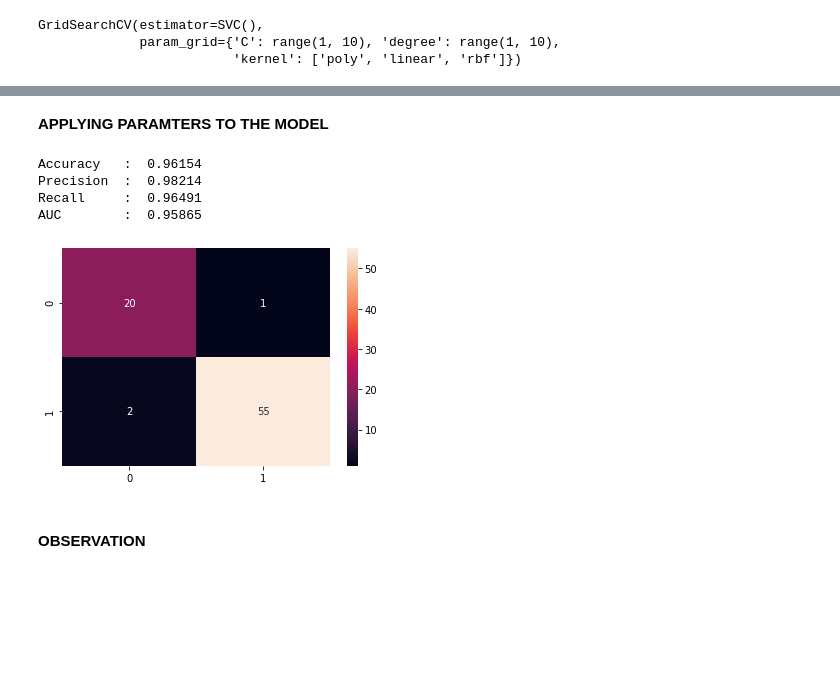
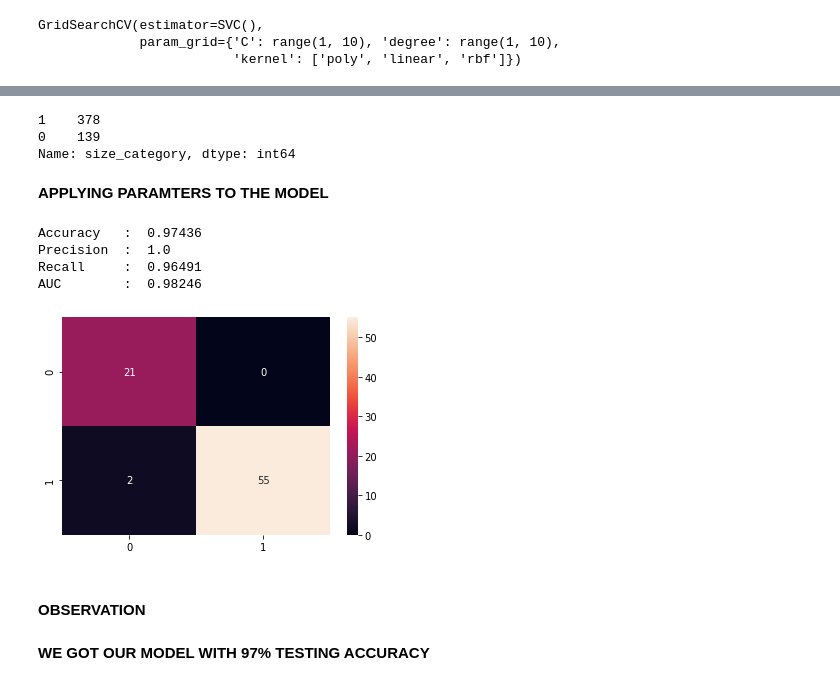
Before and after one commit to Suhailpk/Assignments, a Jupyter notebook: SVM/forest_fire.ipynb, the cells around one changed output, grey strips where cells are left out. Cells and saved outputs as stored; diff of their text form; code cells hidden in the pictures; blank space fills up the shorter version.

```diff
--- a/SVM/forest_fire.ipynb
+++ b/SVM/forest_fire.ipynb
@@ -87,11 +87,8 @@ Index(['month', 'day', 'FFMC', 'DMC', 'DC', 'ISI', 'temp', 'RH', 'wind',
        'monthjan', 'monthjul', 'monthjun', 'monthmar', 'monthmay', 'monthnov',
        'monthoct', 'monthsep', 'size_category'],
       dtype='object')
-# %%
-forest_df.drop(labels = ['dayfri', 'daymon', 'daysat', 'daysun', 'daythu',
-       'daytue', 'daywed', 'monthapr', 'monthaug', 'monthdec', 'monthfeb',
-       'monthjan', 'monthjul', 'monthjun', 'monthmar', 'monthmay', 'monthnov',
-       'monthoct', 'monthsep'], axis = 1,inplace=True)
+# %%
+forest_df.drop(labels = ['month', 'day'], axis = 1,inplace=True)
 # %%
 forest_df
 # %% [output]
@@ -133,7 +128,5 @@ memory usage: 48.6+ KB
 # %%
 le = LabelEncoder()
-forest_df['month'] = le.fit_transform(forest_df['month'])
-forest_df['day'] = le.fit_transform(forest_df['day'])
 forest_df['size_category'] = le.fit_transform(forest_df['size_category'])
 forest_df.head()
 # %% [output]
@@ -230,21 +254,27 @@ grid_cv.best_score_
+# %%
+y.size_category.value_counts()
+# %% [output]
+1    378
+0    139
+Name: size_category, dtype: int64
 # %% [markdown]
 **APPLYING PARAMTERS TO THE MODEL**
 # %%
-svm_classifier = SVC(C= 8, degree = 1, kernel = 'linear')
+svm_classifier = SVC(C= 9, degree = 1, kernel = 'linear',class_weight={0:3})
 svm_classifier.fit(X_train,y_train)
 y_pred_test = svm_classifier.predict(X_test)
 print('Accuracy   : ',round(accuracy_score(y_test,y_pred_test),5))
 print('Precision  : ',round(precision_score(y_test,y_pred_test),5))
 print('Recall     : ',round(recall_score(y_test,y_pred_test),5))
 print('AUC        : ',round(roc_auc_score(y_test,y_pred_test),5))
 conf = confusion_matrix(y_test,y_pred_test)
 sns.heatmap(conf,annot=True)
 plt.show()
 # %% [output]
-Accuracy   :  0.96154
-Precision  :  0.98214
+Accuracy   :  0.97436
+Precision  :  1.0
 Recall     :  0.96491
-AUC        :  0.95865
+AUC        :  0.98246
-[figure, old version]
+[figure, new version]
 # %% [markdown]
 #### OBSERVATION
@@ -252,0 +281,2 @@ AUC        :  0.95865
+# %% [markdown]
+**WE GOT OUR MODEL WITH 97% TESTING ACCURACY**
```
Also changed, not shown: parts of 14 cells of this notebook, 28 other files.
